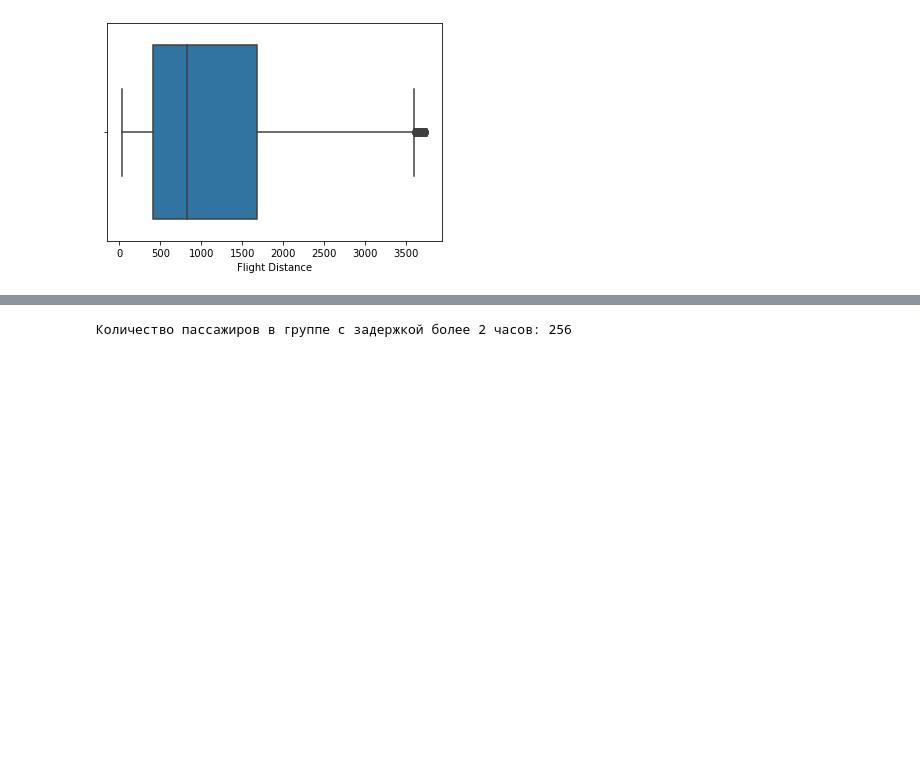
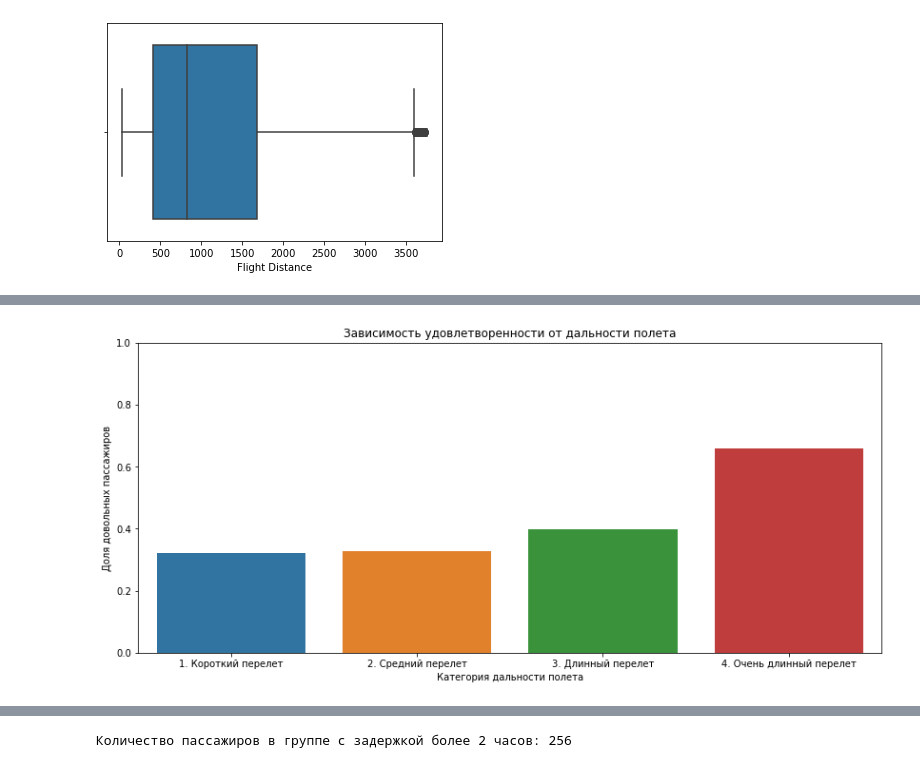
Before and after one commit to dakhokhlova/airline-satisfaction-analysis, a Jupyter notebook: airline_satisfaction_analysis.ipynb, the cells around one changed output, grey strips where cells are left out. Cells and saved outputs as stored; diff of their text form; code cells hidden in the pictures; blank space fills up the shorter version.

```diff
--- a/airline_satisfaction_analysis.ipynb
+++ b/airline_satisfaction_analysis.ipynb
@@ -210 +139,4 @@ sns.boxplot(data = df_clean, x = 'Flight Distance');
+# %%
+# Создадим столбец, в котором значению neutral or dissatisfied будет соответствовать 0, а значению satisfied 1
+df_clean['satisfaction_0_1'] = df_clean['satisfaction'].apply(lambda x: 1 if x == 'satisfied' else 0)
 # %% [markdown]
@@ -244,0 +145,29 @@ df_clean.groupby('Type of Travel')[['Flight Distance', 'satisfaction_0_1']].corr
+# %%
+# Создадим столбец с категориями длительности полета
+q1 = df_clean['Flight Distance'].quantile(0.25)
+q2 = df_clean['Flight Distance'].quantile(0.5)
+q3 = df_clean['Flight Distance'].quantile(0.75)
+
+def distance_category (dist):
+    if dist < q1:
+        return '1. Короткий перелет'
+    elif dist < q2:
+        return '2. Средний перелет'
+    elif dist < q3:
+        return '3. Длинный перелет'
+    else:
+        return '4. Очень длинный перелет'
+
+df_clean['Flight distance category'] = df_clean['Flight Distance'].apply(distance_category)
+# %%
+flight_distance_satisfaction = df_clean.groupby('Flight distance category')['satisfaction_0_1'].mean().reset_index()
+
+plt.figure(figsize=(14,6))
+sns.barplot(data = flight_distance_satisfaction, x = 'Flight distance category', y = 'satisfaction_0_1')
+plt.title('Зависимость удовлетворенности от дальности полета')
+plt.xlabel('Категория дальности полета')
+plt.ylabel('Доля довольных пассажиров')
+plt.ylim(0, 1)
+plt.show()
+# %% [output]
+[figure, added]
```
Also changed, not shown: parts of 67 cells of this notebook.
